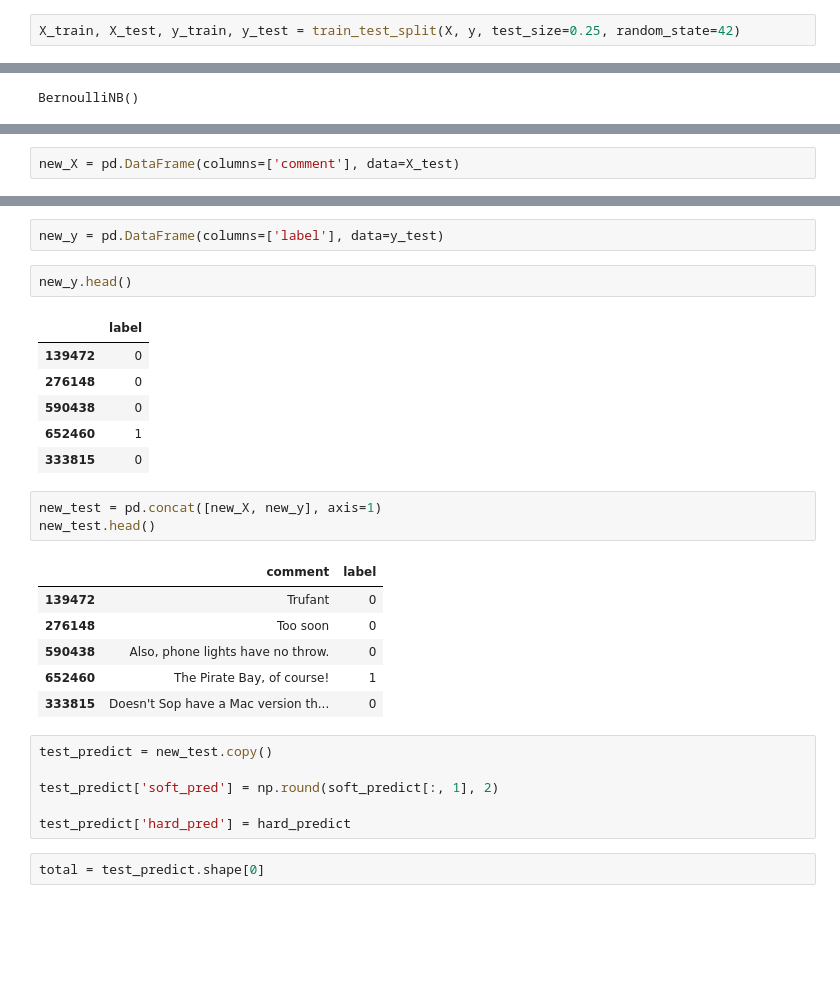
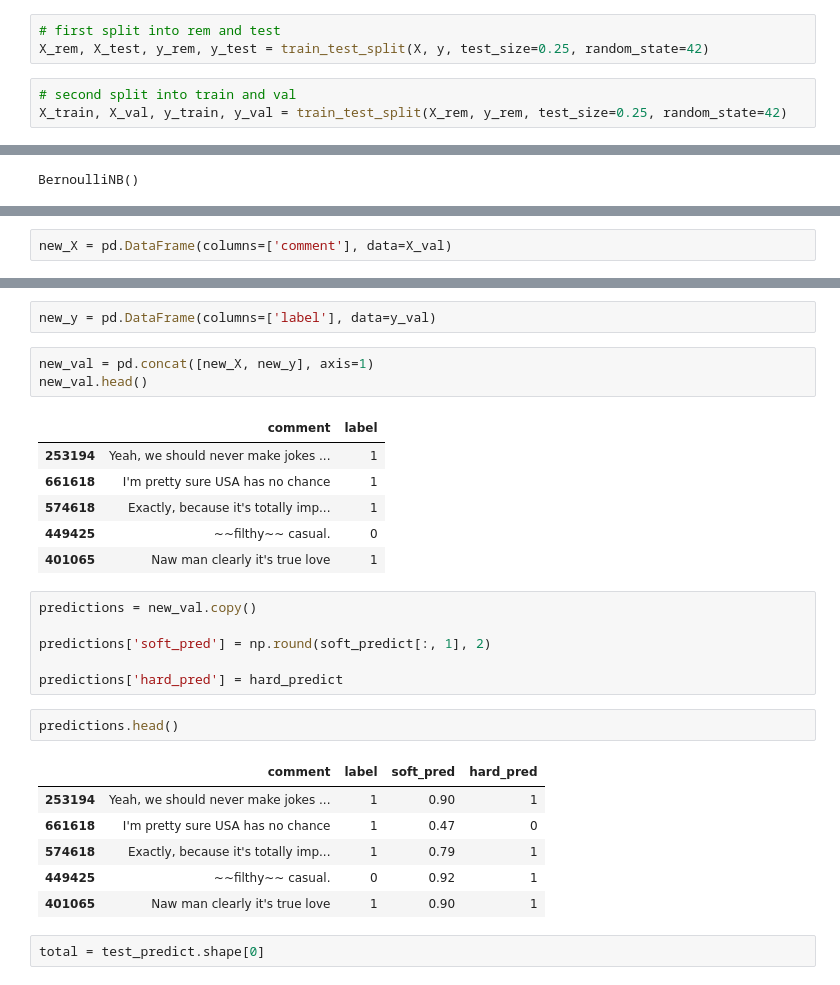
Before and after one commit to Sveto-G/Reddit-Sarcasm, a Jupyter notebook: Notebooks/TFIDF_naive_bayes.ipynb, the cells around one changed output, grey strips where cells are left out. Drawn from its saved outputs; the diff is of its cells as text; blank space fills up the shorter version.

```diff
--- a/Notebooks/TFIDF_naive_bayes.ipynb
+++ b/Notebooks/TFIDF_naive_bayes.ipynb
@@ -60,4 +33,8 @@ reddit = pd.read_csv('reddit_final.csv')
 X = reddit['comment']
 y = reddit['label']
+# %%
+# first split into rem and test
+X_rem, X_test, y_rem, y_test = train_test_split(X, y, test_size=0.25, random_state=42)
 # %%
-X_train, X_test, y_train, y_test = train_test_split(X, y, test_size=0.25, random_state=42)
+# second split into train and val
+X_train, X_val, y_train, y_val = train_test_split(X_rem, y_rem, test_size=0.25, random_state=42)
@@ -129,2 +102,2 @@ Name: label, Length: 252679, dtype: int64
 # %%
-new_X = pd.DataFrame(columns=['comment'], data=X_test)
+new_X = pd.DataFrame(columns=['comment'], data=X_val)
@@ -140,30 +104,30 @@ new_X.head()
 # %%
-new_y = pd.DataFrame(columns=['label'], data=y_test)
+new_y = pd.DataFrame(columns=['label'], data=y_val)
-# %%
-new_y.head()
-# %% [output]
-|  | label |
-| 139472 | 0 |
-| 276148 | 0 |
-| 590438 | 0 |
-| 652460 | 1 |
-| 333815 | 0 |
 # %%
-new_test = pd.concat([new_X, new_y], axis=1)
-new_test.head()
+new_val = pd.concat([new_X, new_y], axis=1)
+new_val.head()
 # %% [output]
 |  | comment | label |
-| 139472 | Trufant | 0 |
-| 276148 | Too soon | 0 |
-| 590438 | Also, phone lights have no throw. | 0 |
-| 652460 | The Pirate Bay, of course! | 1 |
-| 333815 | Doesn't Sop have a Mac version th... | 0 |
+| 253194 | Yeah, we should never make jokes ... | 1 |
+| 661618 | I'm pretty sure USA has no chance | 1 |
+| 574618 | Exactly, because it's totally imp... | 1 |
+| 449425 | ~~filthy~~ casual. | 0 |
+| 401065 | Naw man clearly it's true love | 1 |
 # %%
-test_predict = new_test.copy()
+predictions = new_val.copy()
 
-test_predict['soft_pred'] = np.round(soft_predict[:, 1], 2)
+predictions['soft_pred'] = np.round(soft_predict[:, 1], 2)
 
-test_predict['hard_pred'] = hard_predict
+predictions['hard_pred'] = hard_predict
+# %%
+predictions.head()
+# %% [output]
+|  | comment | label | soft_pred | hard_pred |
+| 253194 | Yeah, we should never make jokes ... | 1 | 0.90 | 1 |
+| 661618 | I'm pretty sure USA has no chance | 1 | 0.47 | 0 |
+| 574618 | Exactly, because it's totally imp... | 1 | 0.79 | 1 |
+| 449425 | ~~filthy~~ casual. | 0 | 0.92 | 1 |
+| 401065 | Naw man clearly it's true love | 1 | 0.90 | 1 |
 # %%
 total = test_predict.shape[0]
 # %%
```
Also changed, not shown: parts of 29 cells of this notebook, 2 other files.
